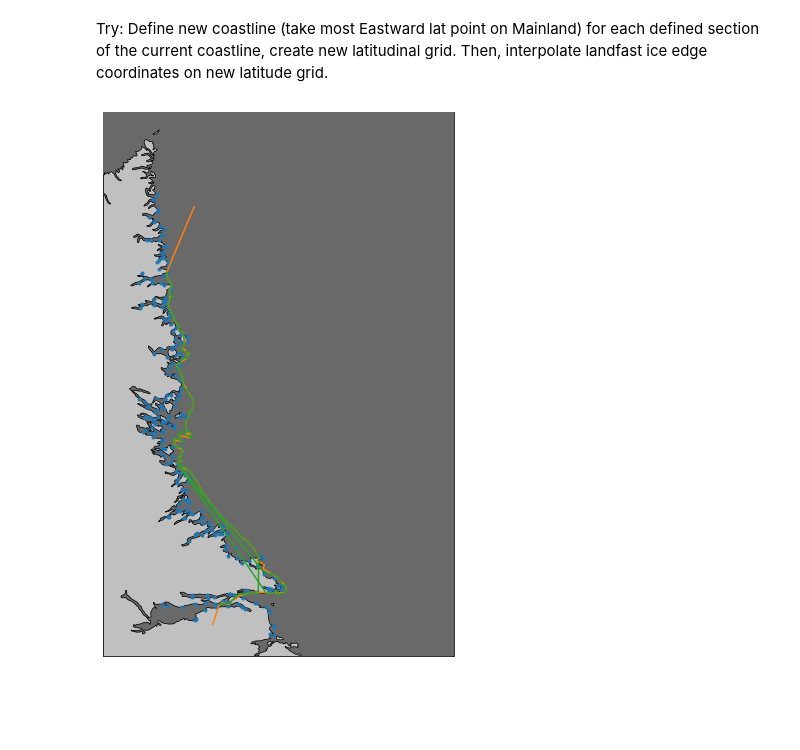
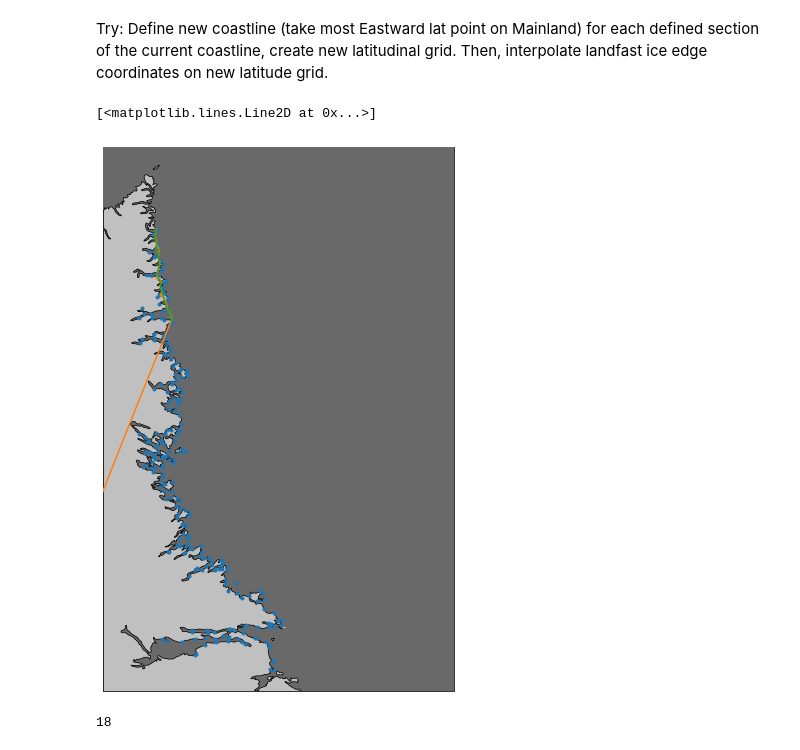
Before and after one commit to maynwang/CIS, a Jupyter notebook: landfast.ipynb, the cells around one changed output. Drawn from its saved outputs; the diff is of its cells as text; code cells hidden in the pictures; blank space fills up the shorter version.

```diff
--- a/landfast.ipynb
+++ b/landfast.ipynb
@@ -72,4 +72,6 @@ array([1997, 1998, 1999, 2000, 2001, 2002, 2003, 2004, 2005, 2006, 2007,
 # %%
+# Function for setting up cartopy map
+
 def plot_cartopy():
     #Declare the land and ocean parameters
     LAND_highres = cartopy.feature.NaturalEarthFeature('physical', 'land', '10m',
@@ -91,12 +93,12 @@ def plot_cartopy():
 
     aoi_map = [domain[0], domain[2], domain[1], domain[3]]
     # Rotation for vertical coast
-    rot = ccrs.RotatedPole(pole_latitude=55,pole_longitude=150)
+#     rot = ccrs.RotatedPole(pole_latitude=55,pole_longitude=150)
 
-    # Plot results
-    transform = rot.transform_points(rot,lon,lat)
-    x_n = transform[...,0]
-    y_n = transform[...,1]
+#     # Plot results
+#     transform = rot.transform_points(rot,lon,lat)
+#     x_n = transform[...,0]
+#     y_n = transform[...,1]
 
     fig = plt.figure(figsize=(10,10))
     ax = fig.add_subplot(1,1,1, projection=rot)
@@ -118,5 +128,10 @@ plt.plot(xarr,yarr,'.')
 # %%
 plot_cartopy()
-plt.plot(landlon,landlon,'y.',markersize=1,transform=ccrs.PlateCarree(),zorder=4)
+rot = ccrs.RotatedPole(pole_latitude=55,pole_longitude=150)
+transform = rot.transform_points(rot,landlon,landlat)
+x_n = transform[...,0]
+y_n = transform[...,1]
+
+plt.plot(x_n,y_n,'y.',markersize=1,transform=ccrs.PlateCarree(),zorder=4)
 # %% [output]
 [<matplotlib.lines.Line2D at 0x...>]
@@ -131,12 +146,14 @@ cnt=0
 x=[]
 y=[]
 for yr in years_unique:
-    which = (years == yr) * (np.array(months) == 3)
+    # March of every year
+    which = (years == yr) * (np.array(months) == 4)
 
     if np.sum(which) >= 1:
         tt = np.where(which)[0][0]
 #         plt.contour(x_n, y_n, CT[tt,:,:], levels=[99.9])
         CS = plt.contour(lon, lat, CT[tt,:,:], levels=[99.9])
+        # allsegs gets the values of the contour line
         sina = CS.allsegs
         sina = np.concatenate(np.concatenate(sina, axis=0))
         xarr = sina[:,0]
@@ -197,5 +215,6 @@ sinalon_red=[]
 sinalat_red=[]
 for i in range(len(Y)):
     inds = (np.where( (Y[i] > np.min(coastlat)) & (Y[i] < np.max(coastlat)) & (X[i] > -64)))
-    sinalat_red.append(Y[i][inds])
-    sinalon_red.append(X[i][inds])
+    if len(inds[0]) > 0:
+        sinalat_red.append(Y[i][inds])
+        sinalon_red.append(X[i][inds])
@@ -219,18 +232,23 @@ for i in range(len(sinalon_red)):
 # %%
 plot_cartopy()
 
 # Plot coastline
 # for i in range(2):
 #     f = interp1d(sinalat_red[i],sinalon_red[i],kind='nearest',fill_value="extrapolate")
 #     im = plt.plot(f(coastlat),coastlat,'.',transform=ccrs.PlateCarree(),zorder=4)
 
-i = 5
+i = 4
 plt.plot(coastlon, coastlat,'.', transform=ccrs.PlateCarree(),zorder=4)
 f = interp1d(sinalat_red[i],sinalon_red[i],kind='nearest',fill_value="extrapolate")
 plt.plot(f(coastlat),coastlat,transform=ccrs.PlateCarree(),zorder=4)
 plt.plot(sinalon_red[i],sinalat_red[i],transform=ccrs.PlateCarree(),zorder=4)
 # %% [output]
+[<matplotlib.lines.Line2D at 0x...>]
-[figure, old version]
+[figure, new version]
+# %%
+len(years_sina)
+# %% [output]
+18
 # %%
 plt.figure(figsize=(10,10))
 d_km = np.flip(np.array(d_km))
```
Also changed, not shown: parts of 9 cells of this notebook.
